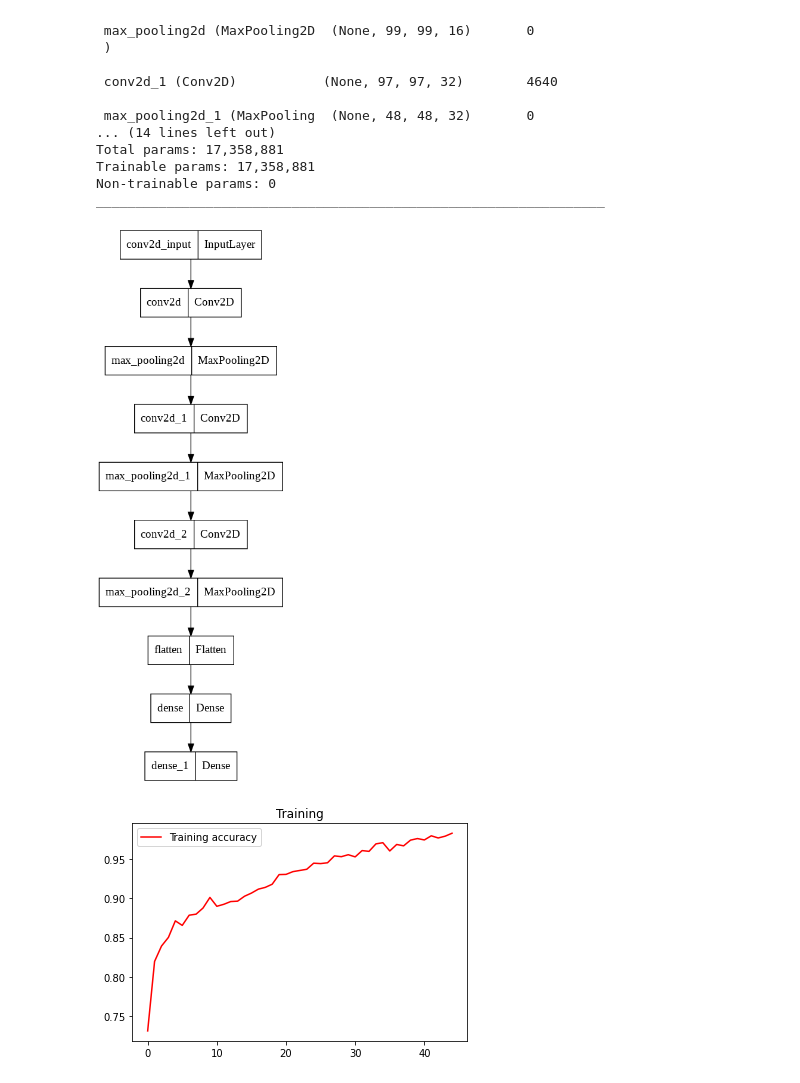
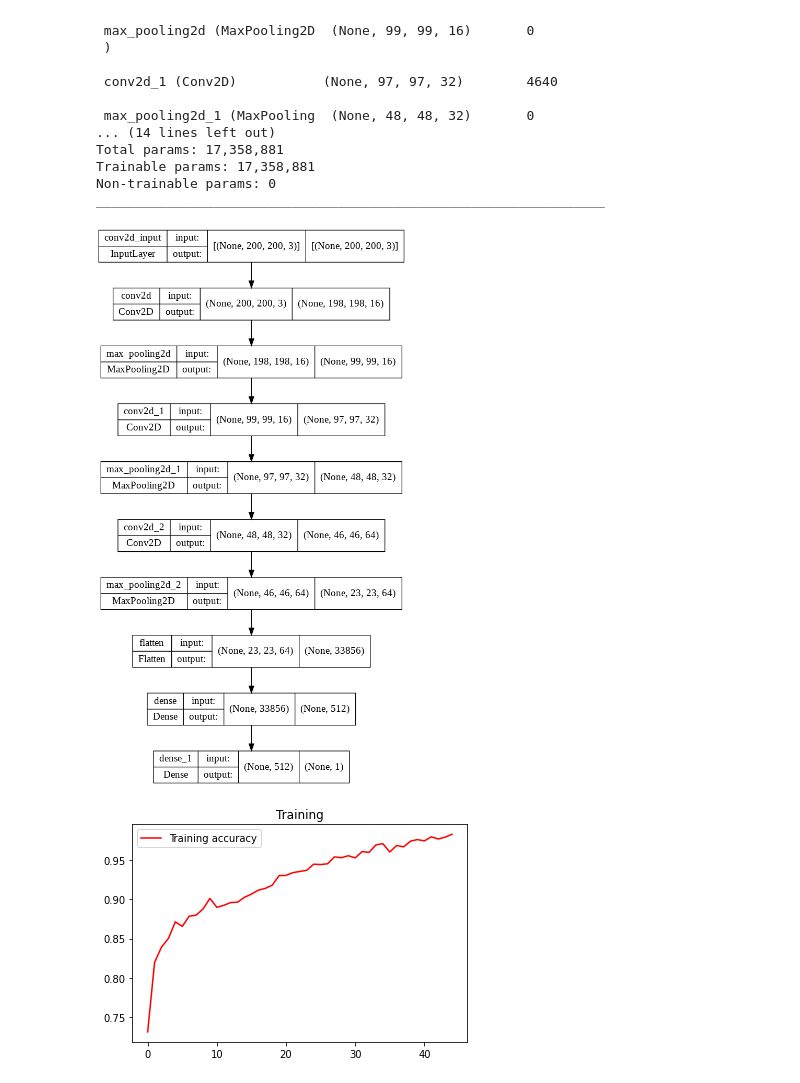
Before and after one commit to NourEldin-Osama/Python-Projects, a Jupyter notebook: CV/UTk_Face.ipynb, the cells around one changed output. Cells and saved outputs as stored; diff of their text form; code cells hidden in the pictures.

```diff
--- a/CV/UTk_Face.ipynb
+++ b/CV/UTk_Face.ipynb
@@ -314,9 +320,9 @@ Trainable params: 17,358,881
 Non-trainable params: 0
 _________________________________________________________________
 # %%
-tf.keras.utils.plot_model(model_1, to_file="model_1.png")
+tf.keras.utils.plot_model(model_1, to_file="model_1.png", show_shapes=True)
 # %% [output]
-[figure, old version]
+[figure, new version]
 # %%
 acc = history.history['accuracy']
 loss = history.history['loss']
```
Also changed, not shown: parts of 46 cells of this notebook.
